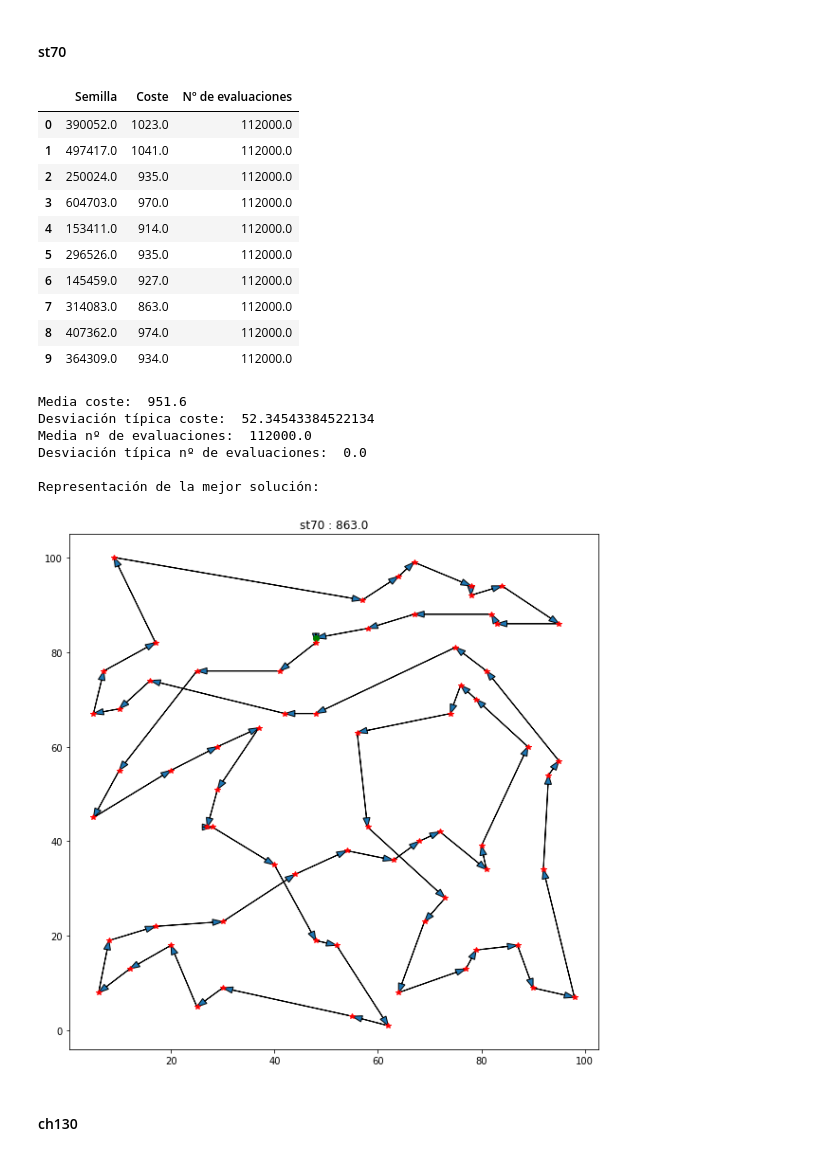
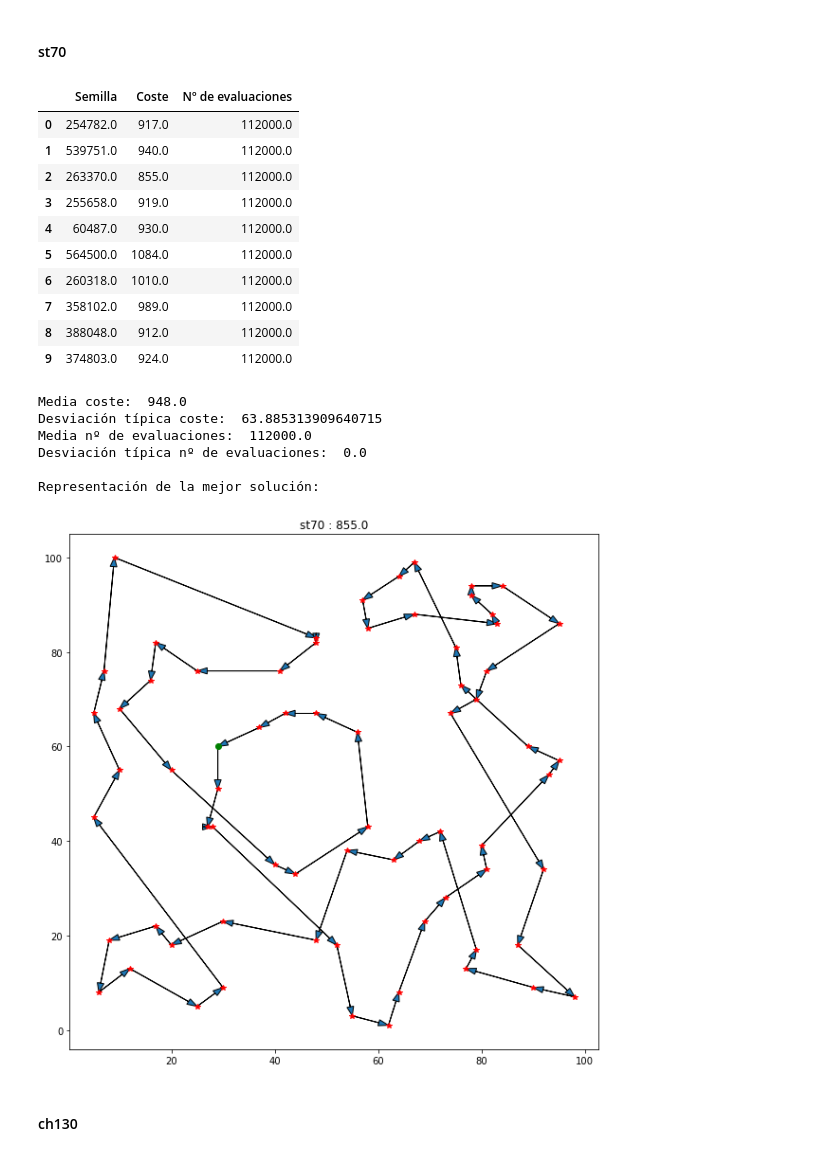
Before and after one commit to IgorMy/Algoritmos-basados-en-Entornos-y-Trayectorias, a Jupyter notebook: 5 Enfriamiento Simulado/Enfriamiento simulado.ipynb, the cells around one changed output. Drawn from its saved outputs; the diff is of its cells as text; code cells hidden in the pictures.

```diff
--- a/5 Enfriamiento Simulado/Enfriamiento simulado.ipynb
+++ b/5 Enfriamiento Simulado/Enfriamiento simulado.ipynb
@@ -147,27 +147,27 @@ Semillas generadas:
 # %%
 dataset = st70
 with Pool(processes=5) as pool:
-    result = pool.starmap(enfriamiento_simulado,  itertools.product(semillas,[dataset]) )
+    result = pool.starmap(enfriamiento_simulado,  itertools.product(semillas,[dataset],[20]) )
 representacion_datos(result,"st70")
 # %% [output]
 |  | Semilla | Coste | Nº de evaluaciones |
-| 0 | 390052.0 | 1023.0 | 112000.0 |
-| 1 | 497417.0 | 1041.0 | 112000.0 |
-| 2 | 250024.0 | 935.0 | 112000.0 |
-| 3 | 604703.0 | 970.0 | 112000.0 |
-| 4 | 153411.0 | 914.0 | 112000.0 |
-| 5 | 296526.0 | 935.0 | 112000.0 |
-| 6 | 145459.0 | 927.0 | 112000.0 |
-| 7 | 314083.0 | 863.0 | 112000.0 |
-| 8 | 407362.0 | 974.0 | 112000.0 |
-| 9 | 364309.0 | 934.0 | 112000.0 |
+| 0 | 254782.0 | 917.0 | 112000.0 |
+| 1 | 539751.0 | 940.0 | 112000.0 |
+| 2 | 263370.0 | 855.0 | 112000.0 |
+| 3 | 255658.0 | 919.0 | 112000.0 |
+| 4 | 60487.0 | 930.0 | 112000.0 |
+| 5 | 564500.0 | 1084.0 | 112000.0 |
+| 6 | 260318.0 | 1010.0 | 112000.0 |
+| 7 | 358102.0 | 989.0 | 112000.0 |
+| 8 | 388048.0 | 912.0 | 112000.0 |
+| 9 | 374803.0 | 924.0 | 112000.0 |
-Media coste:  951.6
-Desviación típica coste:  52.34543384522134
+Media coste:  948.0
+Desviación típica coste:  63.885313909640715
 Media nº de evaluaciones:  112000.0
 Desviación típica nº de evaluaciones:  0.0
 
 Representación de la mejor solución:
-[figure, old version]
+[figure, new version]
 # %% [markdown]
 #### ch130
 # %%
```
Also changed, not shown: parts of 6 cells of this notebook, 2 other files.
